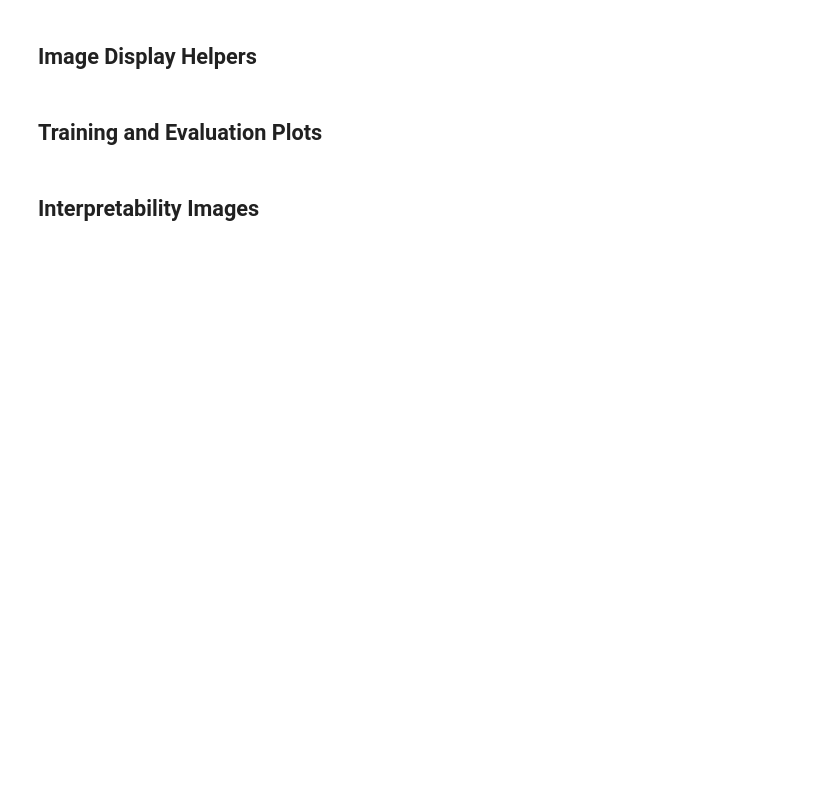
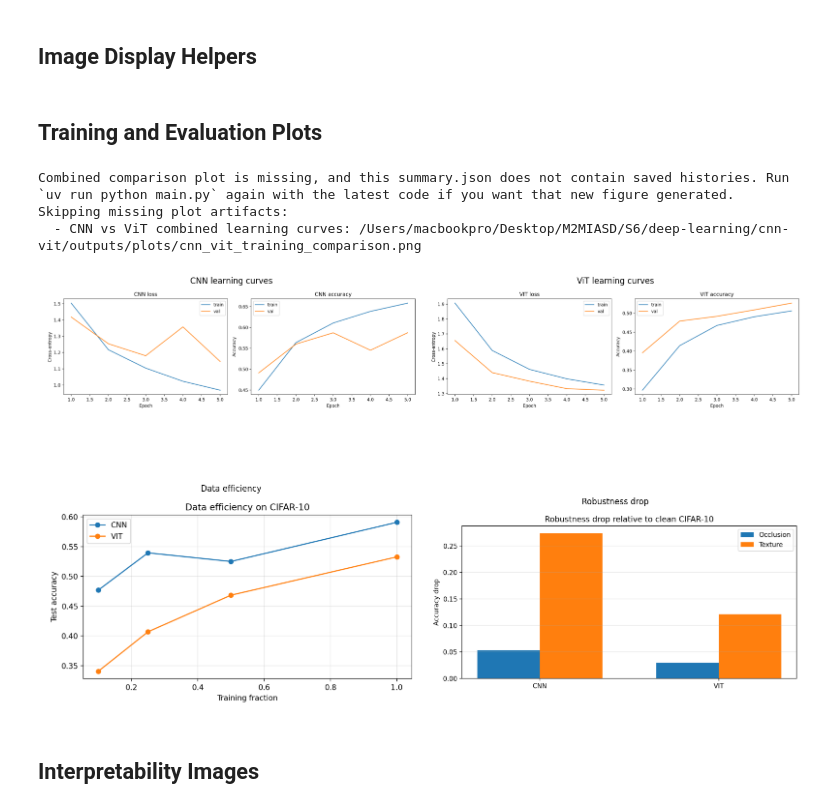
Before and after one commit to richardcheam/cnn-vit, a Jupyter notebook: notebooks/visualize_results.ipynb, the cells around one changed output. Drawn from its saved outputs; the diff is of its cells as text; code cells hidden in the pictures; blank space fills up the shorter version.

Commit message:
update dataset to prevent error and visualize, also notebook

```diff
--- a/notebooks/visualize_results.ipynb
+++ b/notebooks/visualize_results.ipynb
@@ -107,21 +254,36 @@ display(
 # %%
 def show_images(image_paths, titles=None, cols=2, figsize=(14, 8)):
     image_paths = [Path(path) for path in image_paths]
-    for path in image_paths:
-        require(path)
+    available_items = []
+    missing_items = []
 
-    rows = (len(image_paths) + cols - 1) // cols
+    for index, path in enumerate(image_paths):
+        title = titles[index] if titles else path.name
+        if path.exists():
+            available_items.append((path, title))
+        else:
+            missing_items.append((path, title))
+
+    if missing_items:
+        print("Skipping missing plot artifacts:")
+        for path, title in missing_items:
+            print(f"  - {title}: {path}")
+
+    if not available_items:
+        print("No requested images are available yet.")
+        return
+
+    rows = (len(available_items) + cols - 1) // cols
     figure, axes = plt.subplots(rows, cols, figsize=figsize)
     axes = axes.flatten() if hasattr(axes, "flatten") else [axes]
 
-    for index, path in enumerate(image_paths):
+    for index, (path, title) in enumerate(available_items):
         image = mpimg.imread(path)
         axes[index].imshow(image)
-        title = titles[index] if titles else path.name
         axes[index].set_title(title)
         axes[index].axis("off")
 
-    for index in range(len(image_paths), len(axes)):
+    for index in range(len(available_items), len(axes)):
         axes[index].axis("off")
 
     plt.tight_layout()
@@ -129,22 +291,31 @@ def show_images(image_paths, titles=None, cols=2, figsize=(14, 8)):
 # %% [markdown]
 ## Training and Evaluation Plots
 # %%
+ensure_combined_comparison_plot(summary, PLOTS_DIR / "cnn_vit_training_comparison.png")
+
 show_images(
     [
+        PLOTS_DIR / "cnn_vit_training_comparison.png",
         PLOTS_DIR / "cnn_training_curves.png",
         PLOTS_DIR / "vit_training_curves.png",
         PLOTS_DIR / "data_efficiency.png",
         PLOTS_DIR / "robustness_drop.png",
     ],
     titles=[
-        "CNN training curves",
-        "ViT training curves",
+        "CNN vs ViT combined learning curves",
+        "CNN learning curves",
+        "ViT learning curves",
         "Data efficiency",
         "Robustness drop",
     ],
     cols=2,
-    figsize=(16, 10),
+    figsize=(16, 12),
 )
+# %% [output]
+Combined comparison plot is missing, and this summary.json does not contain saved histories. Run `uv run python main.py` again with the latest code if you want that new figure generated.
+Skipping missing plot artifacts:
+  - CNN vs ViT combined learning curves: /Users/macbookpro/Desktop/M2MIASD/S6/deep-learning/cnn-vit/outputs/plots/cnn_vit_training_comparison.png
+[figure, added]
 # %% [markdown]
 ## Interpretability Images
 # %%
```
Also changed, not shown: parts of 8 cells of this notebook, 3 other files.
